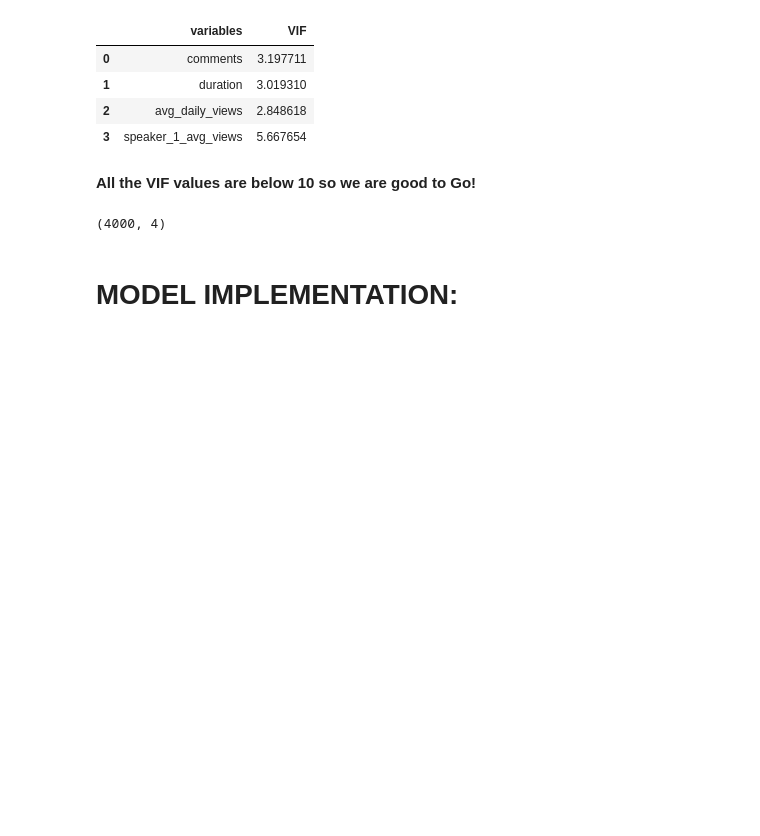
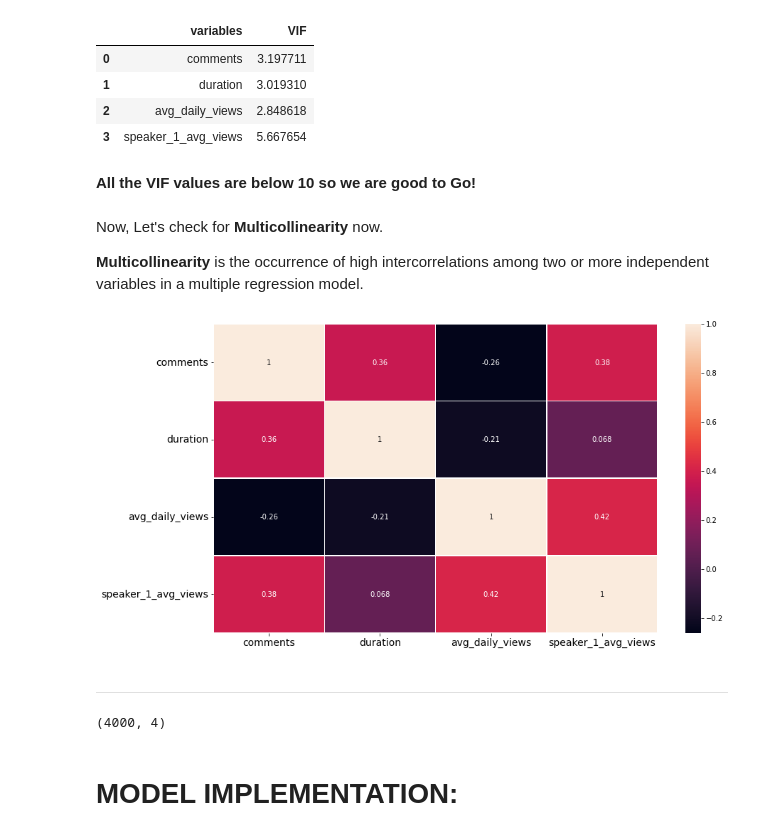
Before and after one commit to paulsoumyadip/ted_talk_views_prediction, a Jupyter notebook: Ted_Talks_Views_Prediction_Regression_Capstone_.ipynb, the cells around one changed output. Saved outputs shown, nothing was run; the diff lists cells and outputs as text; code cells hidden in the pictures; blank space fills up the shorter version.

```diff
--- a/Ted_Talks_Views_Prediction_Regression_Capstone_.ipynb
+++ b/Ted_Talks_Views_Prediction_Regression_Capstone_.ipynb
@@ -782,6 +767,20 @@ vif_calc(X)
 | 3 | speaker_1_avg_views | 5.667654 |
 # %% [markdown]
 **All the VIF values are below 10 so we are good to Go!**
+# %% [markdown]
+Now, Let's check for **Multicollinearity** now.
+
+**Multicollinearity** is the occurrence of high intercorrelations among two or more independent variables in a multiple regression model.
+# %%
+# Correlation graph using heatmap
+plt.figure(figsize = (14,8))
+plt.xticks(fontsize= 14)
+plt.yticks(fontsize= 14)
+sns.heatmap(X.corr(), annot=True, linewidth=.5,);
+# %% [output]
+[figure, added]
+# %% [markdown]
+******
 # %%
 # Now Let's check the data set shape
 X.shape
```
Also changed, not shown: parts of 18 cells of this notebook.
